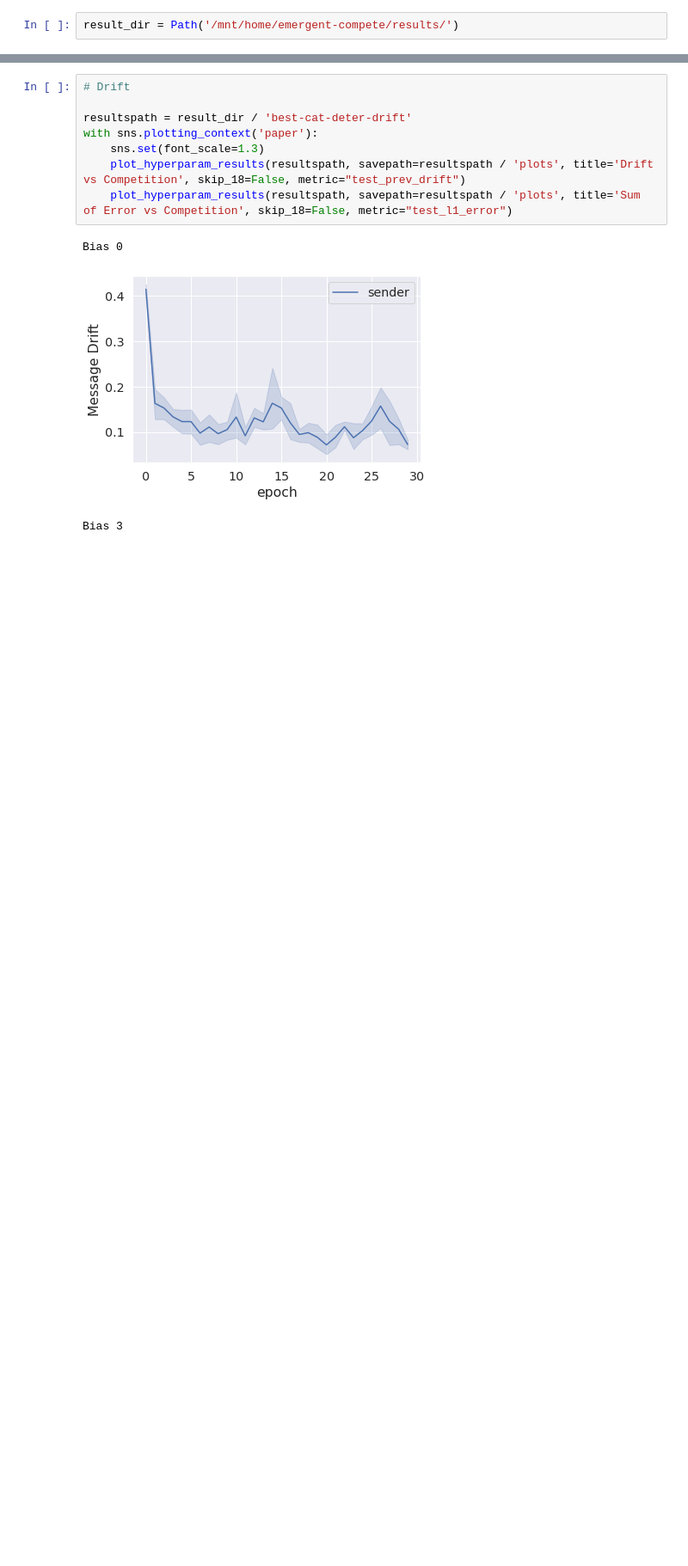
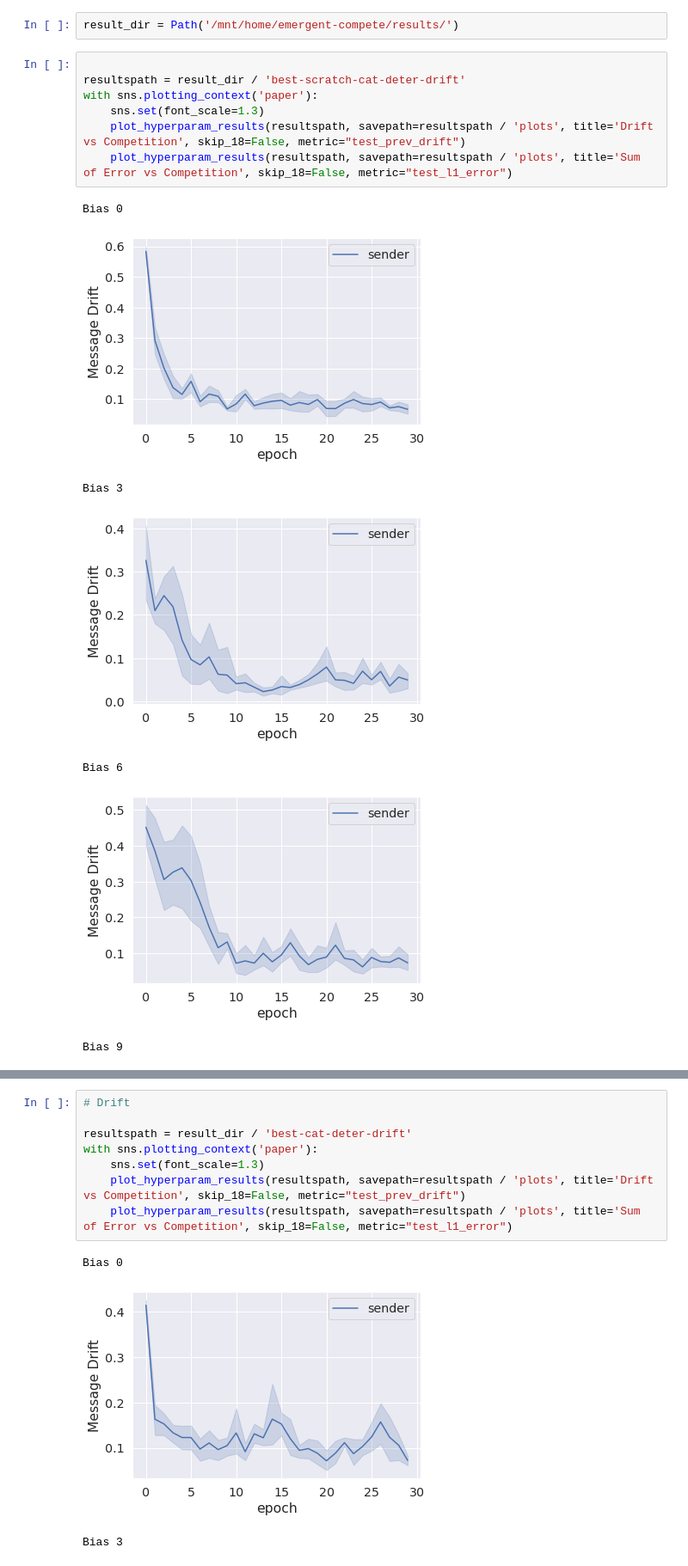
Before and after one commit to mnoukhov/emergent-compete, a Jupyter notebook: notebooks/Best Results Plot.ipynb, the cells around one changed output, grey strips where cells are left out. Shown at 86% size. Cells and saved outputs as stored; diff of their text form; blank space fills up the shorter version.

```diff
--- a/notebooks/Best Results Plot.ipynb
+++ b/notebooks/Best Results Plot.ipynb
@@ -178,2 +184,17 @@ def plot_hyperparam_results(results_dir, label='', savepath=None, last_epochs=10
 # %%
 result_dir = Path('/mnt/home/emergent-compete/results/')
+# %%
+
+resultspath = result_dir / 'best-scratch-cat-deter-drift'
+with sns.plotting_context('paper'):
+    sns.set(font_scale=1.3)
+    plot_hyperparam_results(resultspath, savepath=resultspath / 'plots', title='Drift vs Competition', skip_18=False, metric="test_prev_drift")
+    plot_hyperparam_results(resultspath, savepath=resultspath / 'plots', title='Sum of Error vs Competition', skip_18=False, metric="test_l1_error")
+# %% [output]
+Bias 0
+[figure, added]
+Bias 3
+[figure, added]
+Bias 6
+[figure, added]
+Bias 9
```
Also changed, not shown: parts of 2 cells of this notebook, 1 other file.
